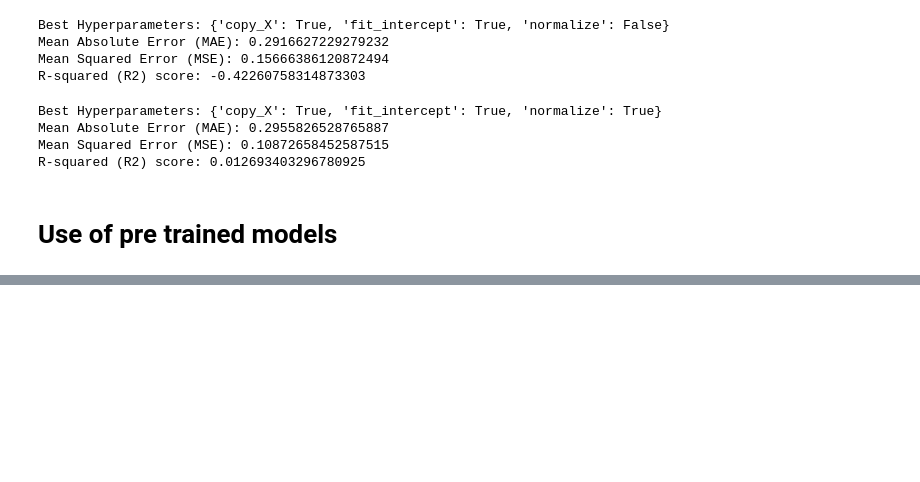
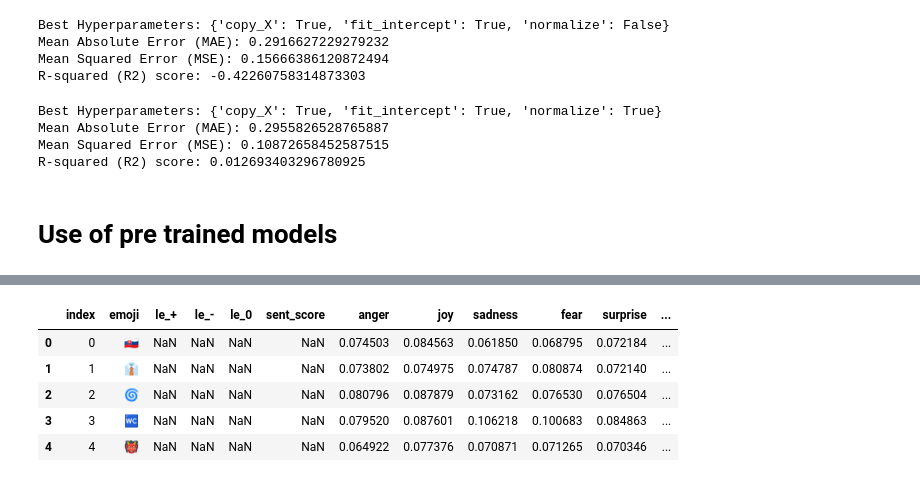
Before and after one commit to sba22224/Capstone_SBA22224, a Jupyter notebook: Code_Notebooks/Dimensional theory prediction optimisation.ipynb, the cells around one changed output, grey strips where cells are left out. Cells and saved outputs as stored; diff of their text form; code cells hidden in the pictures; blank space fills up the shorter version.

```diff
--- a/Code_Notebooks/Dimensional theory prediction optimisation.ipynb
+++ b/Code_Notebooks/Dimensional theory prediction optimisation.ipynb
@@ -3893,0 +4036,10 @@ R-squared (R2) score: 0.012693403296780925
+# %%
+#Check the df
+df_final_dim.head()
+# %% [output]
+|  | index | emoji | le_+ | le_- | le_0 | sent_score | anger | joy | sadness | fear | surprise | ... |
+| 0 | 0 | 🇸🇰 | NaN | NaN | NaN | NaN | 0.074503 | 0.084563 | 0.061850 | 0.068795 | 0.072184 | ... |
+| 1 | 1 | 👔 | NaN | NaN | NaN | NaN | 0.073802 | 0.074975 | 0.074787 | 0.080874 | 0.072140 | ... |
+| 2 | 2 | 🌀 | NaN | NaN | NaN | NaN | 0.080796 | 0.087879 | 0.073162 | 0.076530 | 0.076504 | ... |
+| 3 | 3 | 🚾 | NaN | NaN | NaN | NaN | 0.079520 | 0.087601 | 0.106218 | 0.100683 | 0.084863 | ... |
+| 4 | 4 | 👹 | NaN | NaN | NaN | NaN | 0.064922 | 0.077376 | 0.070871 | 0.071265 | 0.070346 | ... |
```
Also changed, not shown: parts of 21 cells of this notebook.
